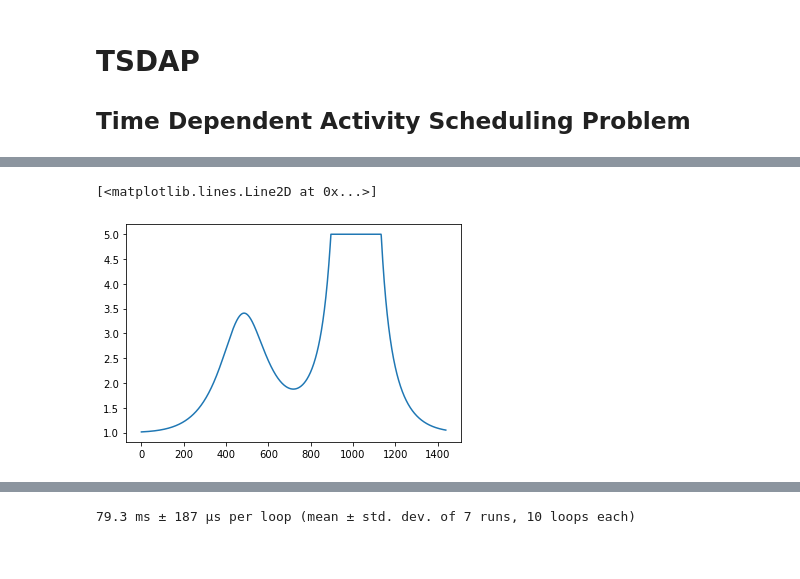
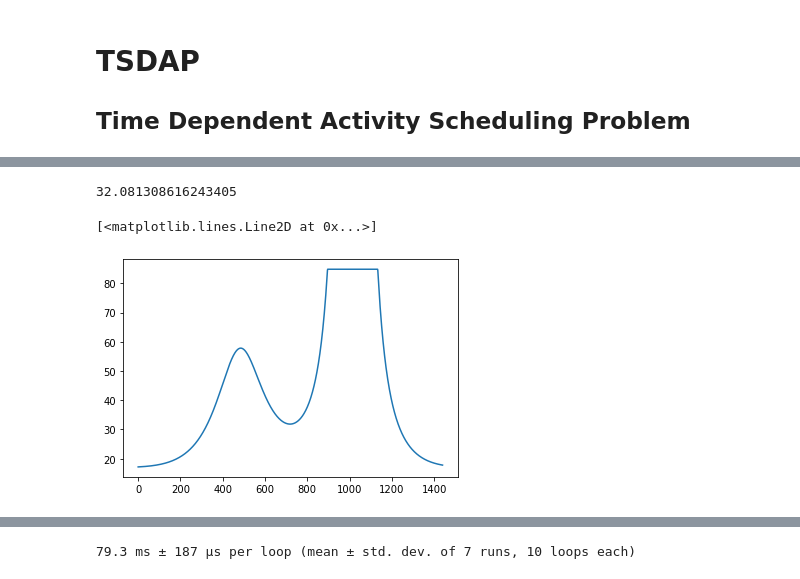
Before and after one commit to LetteraUnica/mathematical-optimization, a Jupyter notebook: final-project/TDASP.ipynb, the cells around one changed output, grey strips where cells are left out. Drawn from its saved outputs; the diff is of its cells as text; code cells hidden in the pictures.

Commit message:
finished data model

```diff
--- a/final-project/TDASP.ipynb
+++ b/final-project/TDASP.ipynb
@@ -3,6 +3,9 @@ import numpy as np
 import gurobipy as gb
 import pylab as pl
 
+import seaborn as sns
+sns.set_theme()
+
 from src import *
 # %% [markdown]
 # TSDAP
@@ -40,10 +12,0 @@ class TrafficModel:
-# %%
-def traffic_over_space(point, sigma=5):
-    x, y = point
-    return np.exp(-((x - y)/sigma)**2)
-
-
-def traffic_over_time(time, first_rush_hour: float = 480., second_rush_hour: float = 1020., sigma: float = 240.):
-    """Traffic distribution over time considering two rush hours.
-    The time is given in minutes since the start of day"""
-    return 0.7*np.exp(-((time - first_rush_hour)/sigma)**2) + np.exp(-((time - second_rush_hour)/sigma)**2)
@@ -58,9 +106,15 @@ time_and_resources_consumed(1020.)
+# %%
+x = 10.
+route = Route(model, gasoline_consumption, np.array((0., 0.)), np.array((x, x)), base_speed=50)
+route.travel_time(700)
+# %% [output]
+32.081308616243405
 # %%
 t = np.arange(0, 24*60)
 
-traffic = [model.traffic_level((0, 0), i) for i in t]
+traffic = [route.travel_time(i) for i in t]
 
 pl.plot(t, traffic)
 # %% [output]
 [<matplotlib.lines.Line2D at 0x...>]
-[figure, old version]
+[figure, new version]
```
Also changed, not shown: parts of 14 cells of this notebook, 4 other files.
